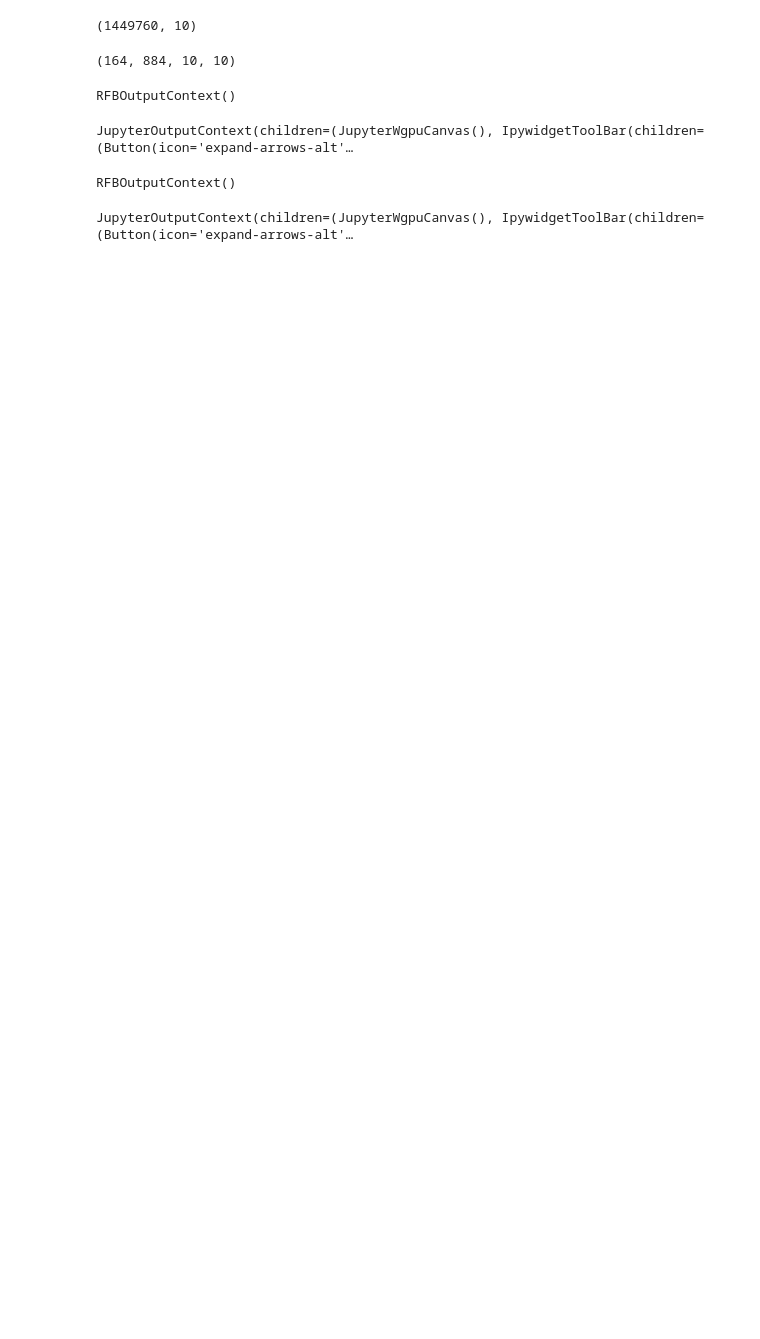
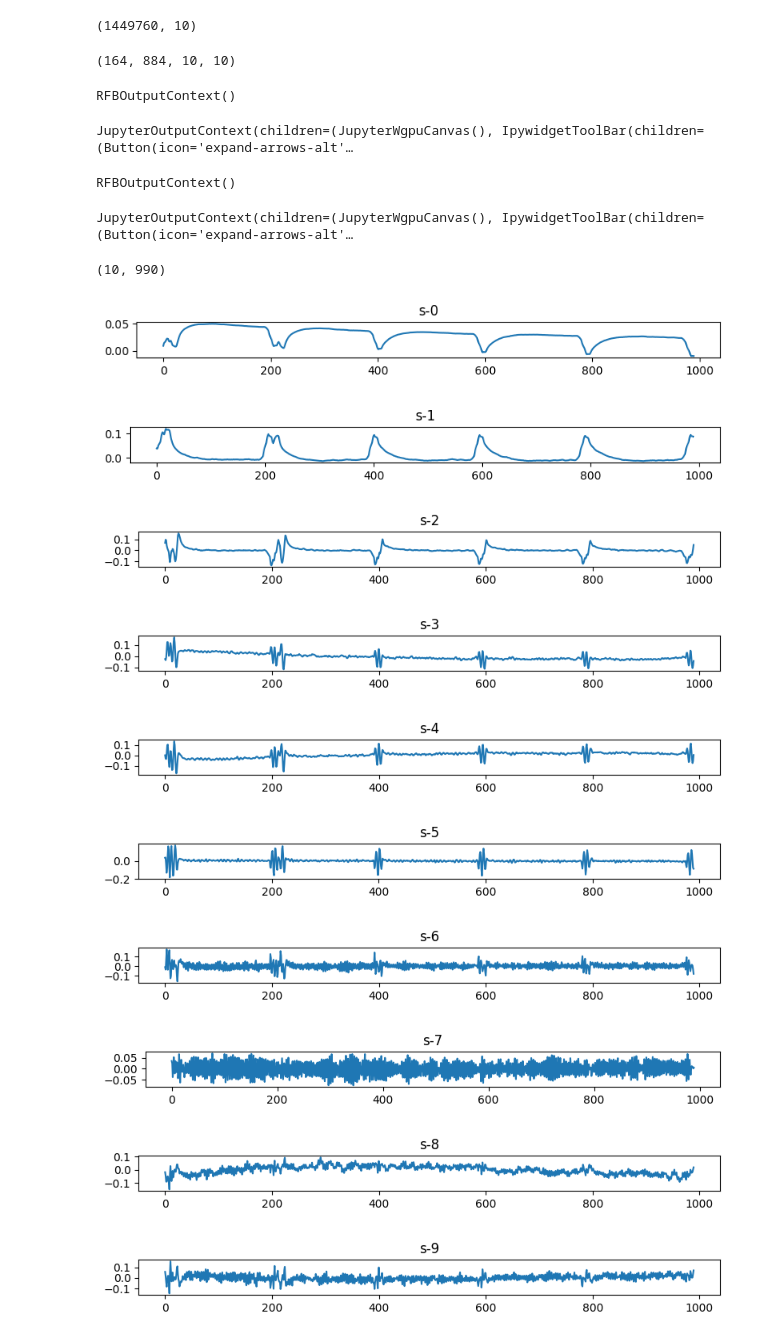
Before and after one commit to kushalkolar/td-svd-sandbox, a Jupyter notebook: voltage.ipynb, the cells around one changed output. Cells and saved outputs as stored; diff of their text form; code cells hidden in the pictures; blank space fills up the shorter version.

```diff
--- a/voltage.ipynb
+++ b/voltage.ipynb
@@ -127,11 +134,36 @@ iw.show()
 # %% [output]
 RFBOutputContext()
 JupyterOutputContext(children=(JupyterWgpuCanvas(), IpywidgetToolBar(children=(Button(icon='expand-arrows-alt'…
+# %%
+iw = fpl.ImageWidget(
+    data=[u.reshape((xdim, ydim, n_steps, k))[..., i, :].transpose(2, 0, 1) for i in range(n_steps)],
+    names=[f"step-{i}" for i in range(n_steps)]
+)
+iw.show()
+# %% [output]
+RFBOutputContext()
+JupyterOutputContext(children=(JupyterWgpuCanvas(), IpywidgetToolBar(children=(Button(icon='expand-arrows-alt'…
 # %%
 iw.cmap = "gnuplot2"
-# %%
-iw = fpl.ImageWidget(u[::n_steps, 1].reshape(xdim, ydim, order="C"))
-iw.show()
-# %% [output]
-RFBOutputContext()
-JupyterOutputContext(children=(JupyterWgpuCanvas(), IpywidgetToolBar(children=(Button(icon='expand-arrows-alt'…
+# %%
+v.shape
+# %% [output]
+(10, 990)
+# %%
+for i in range(v.shape[0]):
+    fig = plt.figure(figsize=(8, 1.2))
+    plt.plot(v[i])
+    plt.title(f"s-{i}")
+    plt.tight_layout()
+    plt.show()
+# %% [output]
+[figure, added]
+[figure, added]
+[figure, added]
+[figure, added]
+[figure, added]
+[figure, added]
+[figure, added]
+[figure, added]
+[figure, added]
+[figure, added]
```
Also changed, not shown: parts of 5 cells of this notebook.
